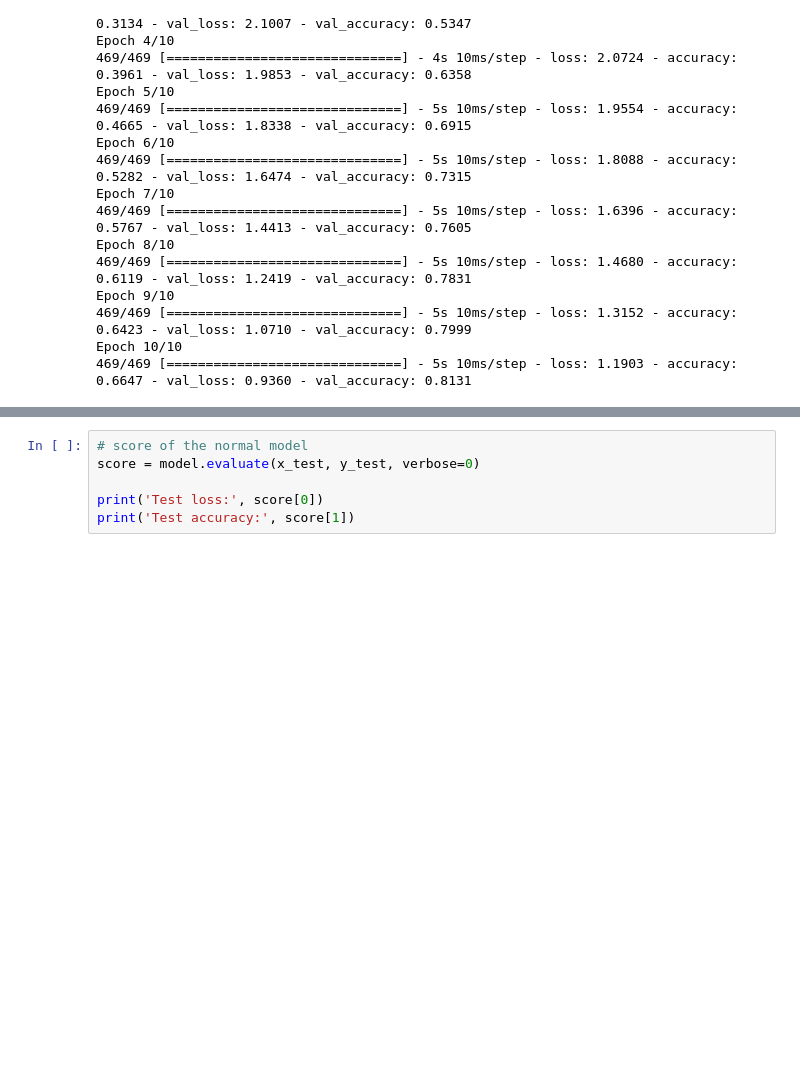
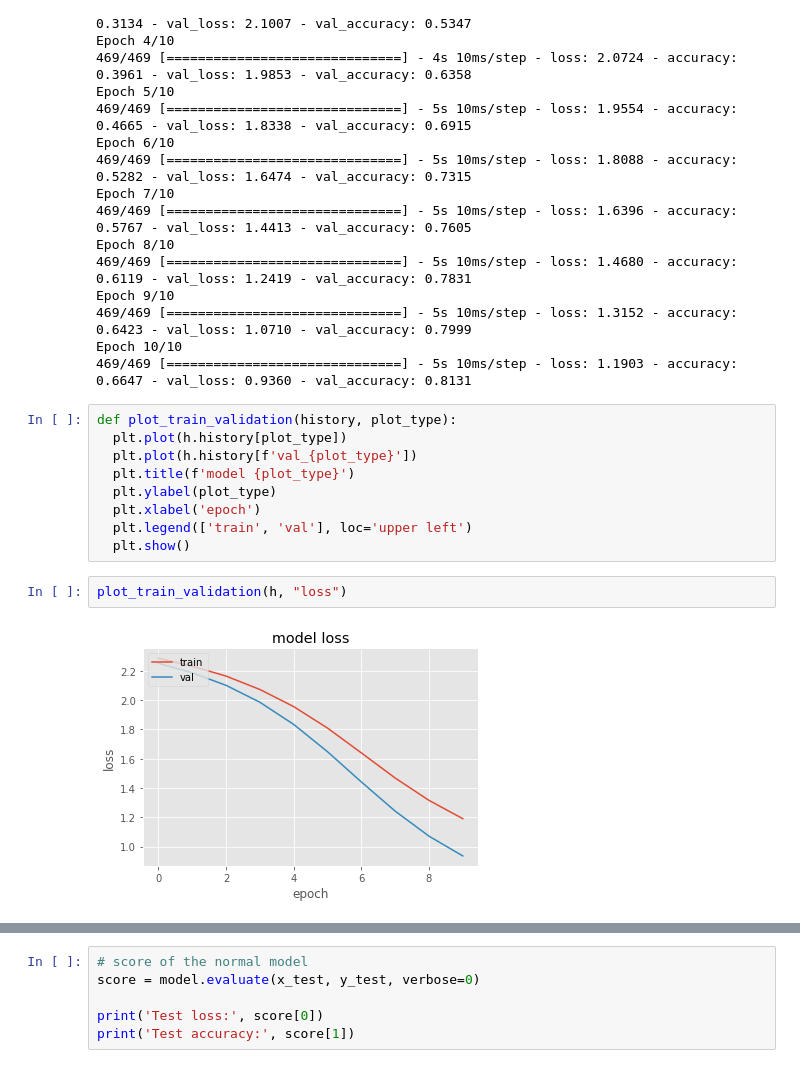
Before and after one commit to tylerlum/deep_learning_monte_carlo_dropout, a Jupyter notebook: mc_dropout_mnist.ipynb, the cells around one changed output, grey strips where cells are left out. Cells and saved outputs as stored; diff of their text form; blank space fills up the shorter version.

```diff
--- a/mc_dropout_mnist.ipynb
+++ b/mc_dropout_mnist.ipynb
@@ -109,3 +109,16 @@ Epoch 9/10
 469/469 [==============================] - 5s 10ms/step - loss: 1.3152 - accuracy: 0.6423 - val_loss: 1.0710 - val_accuracy: 0.7999
 Epoch 10/10
 469/469 [==============================] - 5s 10ms/step - loss: 1.1903 - accuracy: 0.6647 - val_loss: 0.9360 - val_accuracy: 0.8131
+# %%
+def plot_train_validation(history, plot_type):
+  plt.plot(h.history[plot_type])
+  plt.plot(h.history[f'val_{plot_type}'])
+  plt.title(f'model {plot_type}')
+  plt.ylabel(plot_type)
+  plt.xlabel('epoch')
+  plt.legend(['train', 'val'], loc='upper left')
+  plt.show()
+# %%
+plot_train_validation(h, "loss")
+# %% [output]
+[figure, added]
```
Also changed, not shown: parts of 3 cells of this notebook.
